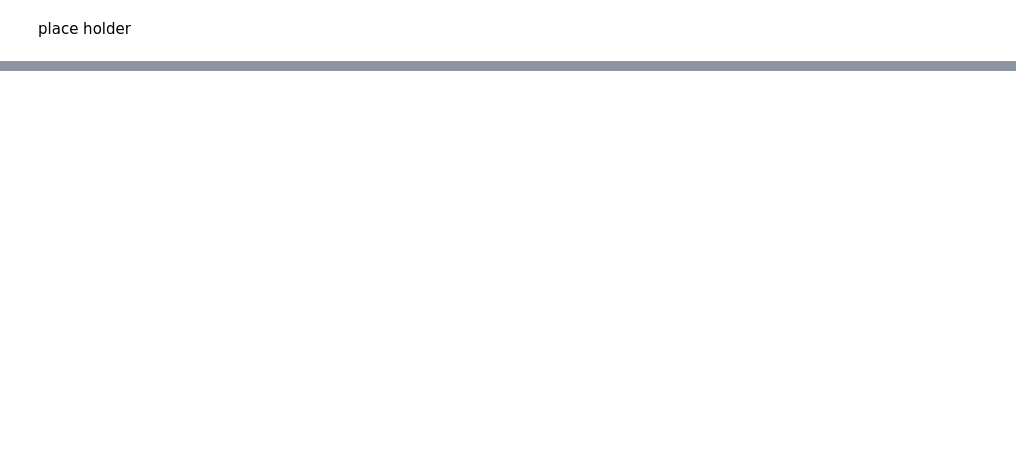
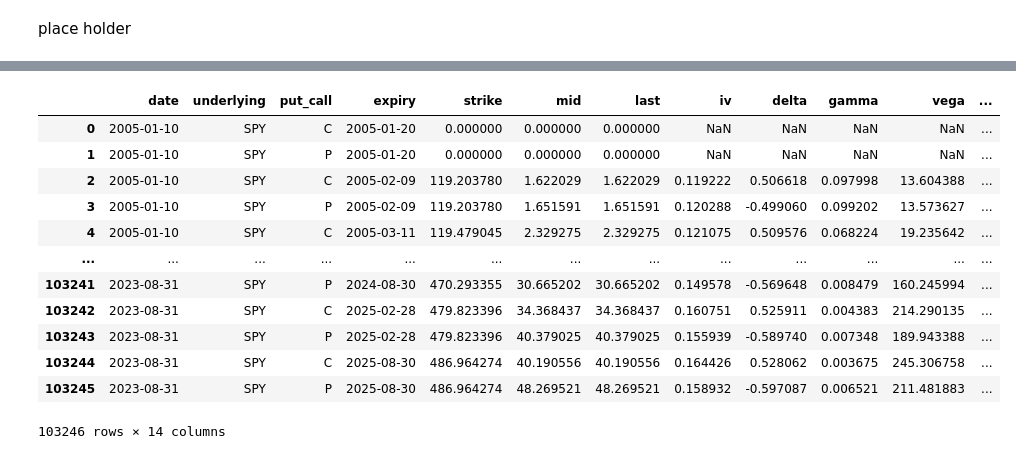
Before and after one commit to tlucius16/deep-hedging-rl, a Jupyter notebook: notebooks/01_data_exploration.ipynb, the cells around one changed output, grey strips where cells are left out. Drawn from its saved outputs; the diff is of its cells as text; code cells hidden in the pictures; blank space fills up the shorter version.

```diff
--- a/notebooks/01_data_exploration.ipynb
+++ b/notebooks/01_data_exploration.ipynb
@@ -24,0 +22,35 @@ ModuleNotFoundError: No module named 'data_pipeline'
+# %%
+# 01_data_exploration.ipynb
+
+# --- setup ---
+import pandas as pd
+import matplotlib.pyplot as plt
+
+from data_pipeline.validate import validate_raw
+from data_pipeline.builders import (
+    build_market_daily,
+    build_options_snapshot,
+    build_vol_surface_long,
+    build_market_plus_hvol_fwd,
+)
+
+# --- 0) check LFS files are materialized ---
+validate_raw()   # will error if someone forgot `git lfs pull`
+
+# --- 1) macro/market series ---
+mkt = build_market_daily(save=False)
+mkt.tail()
+
+# --- 2) options snapshot (SPY) ---
+opt_spy = build_options_snapshot("spy", save=False)
+opt_spy.head()
+
+# --- 3) vol surface (SPY) ---
+surf_spy = build_vol_surface_long("spy", save=False)
+surf_spy.head()
+
+# pivot tenor vs moneyness for a date
+d0 = surf_spy['date'].max()
+surf0 = surf_spy.query("date == @d0").pivot(index='tenor_d', columns='moneyness', values='iv')
+surf0.plot(title=f"Vol surface {d0.date()}", figsize=(12,5))
+plt.show()
@@ -24,0 +61,16 @@ ModuleNotFoundError: No module named 'data_pipeline'
+# %%
+opt_spy
+# %% [output]
+|  | date | underlying | put_call | expiry | strike | mid | last | iv | delta | gamma | vega | ... |
+| 0 | 2005-01-10 | SPY | C | 2005-01-20 | 0.000000 | 0.000000 | 0.000000 | NaN | NaN | NaN | NaN | ... |
+| 1 | 2005-01-10 | SPY | P | 2005-01-20 | 0.000000 | 0.000000 | 0.000000 | NaN | NaN | NaN | NaN | ... |
+| 2 | 2005-01-10 | SPY | C | 2005-02-09 | 119.203780 | 1.622029 | 1.622029 | 0.119222 | 0.506618 | 0.097998 | 13.604388 | ... |
+| 3 | 2005-01-10 | SPY | P | 2005-02-09 | 119.203780 | 1.651591 | 1.651591 | 0.120288 | -0.499060 | 0.099202 | 13.573627 | ... |
+| 4 | 2005-01-10 | SPY | C | 2005-03-11 | 119.479045 | 2.329275 | 2.329275 | 0.121075 | 0.509576 | 0.068224 | 19.235642 | ... |
+| ... | ... | ... | ... | ... | ... | ... | ... | ... | ... | ... | ... | ... |
+| 103241 | 2023-08-31 | SPY | P | 2024-08-30 | 470.293355 | 30.665202 | 30.665202 | 0.149578 | -0.569648 | 0.008479 | 160.245994 | ... |
+| 103242 | 2023-08-31 | SPY | C | 2025-02-28 | 479.823396 | 34.368437 | 34.368437 | 0.160751 | 0.525911 | 0.004383 | 214.290135 | ... |
+| 103243 | 2023-08-31 | SPY | P | 2025-02-28 | 479.823396 | 40.379025 | 40.379025 | 0.155939 | -0.589740 | 0.007348 | 189.943388 | ... |
+| 103244 | 2023-08-31 | SPY | C | 2025-08-30 | 486.964274 | 40.190556 | 40.190556 | 0.164426 | 0.528062 | 0.003675 | 245.306758 | ... |
+| 103245 | 2023-08-31 | SPY | P | 2025-08-30 | 486.964274 | 48.269521 | 48.269521 | 0.158932 | -0.597087 | 0.006521 | 211.481883 | ... |
+103246 rows × 14 columns
```
Also changed, not shown: parts of 8 cells of this notebook, 14 other files.
